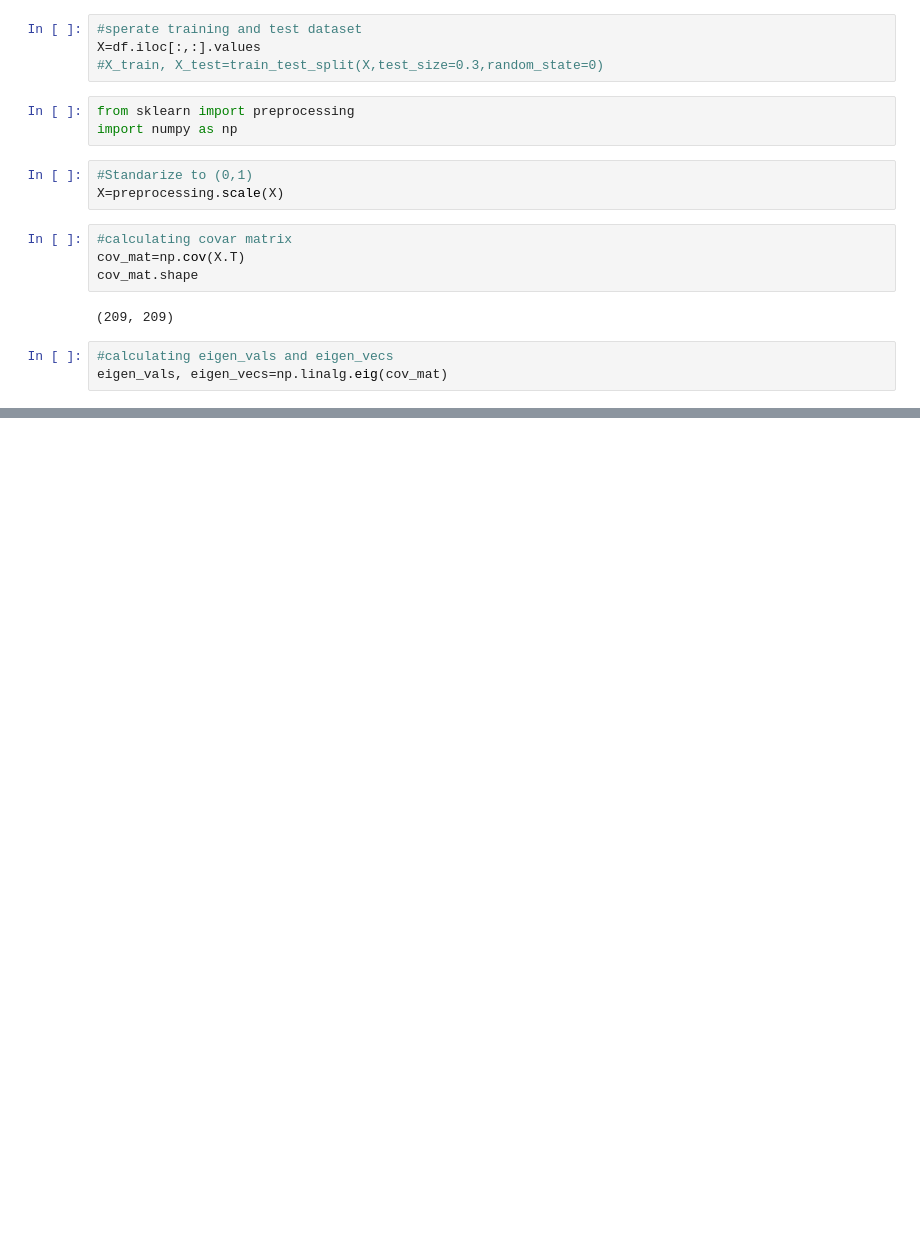
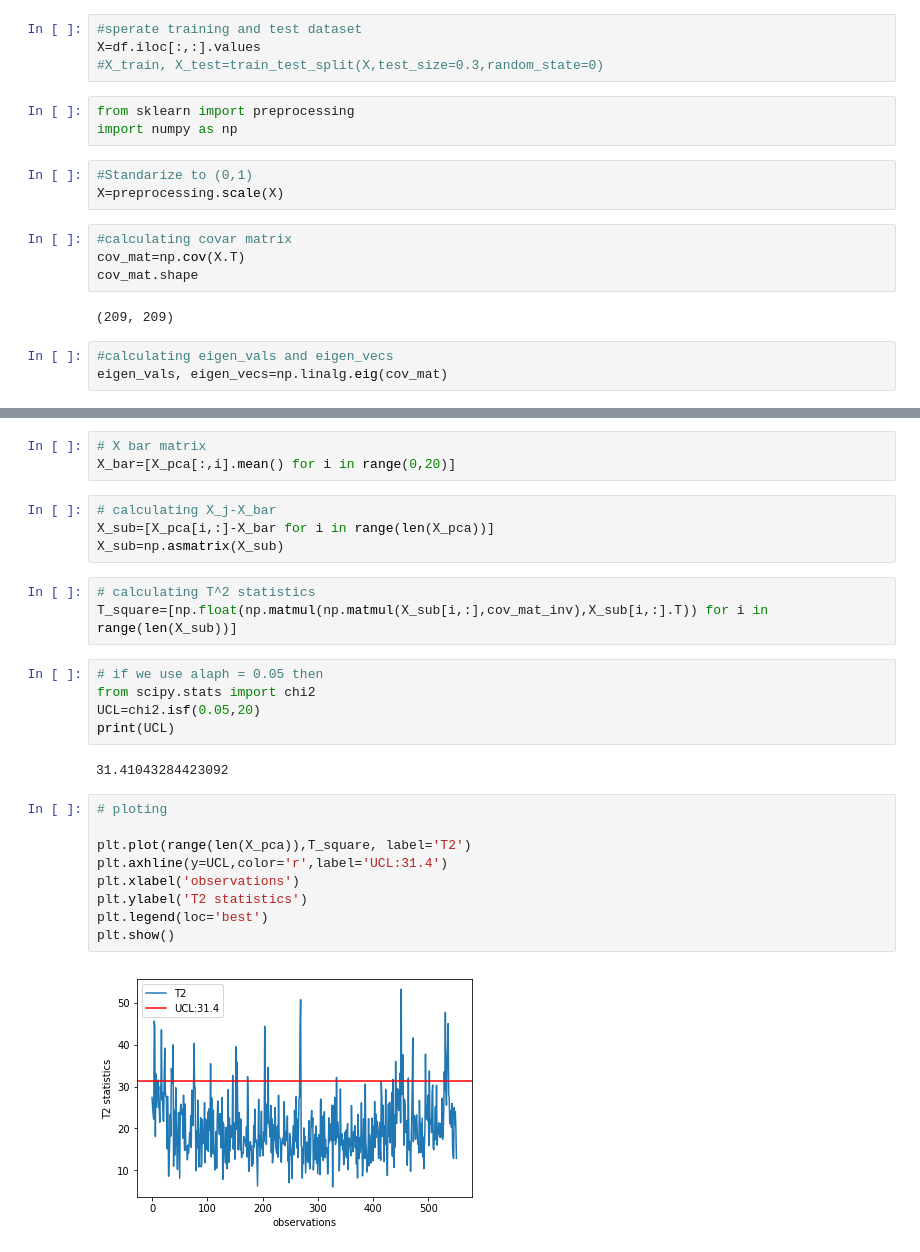
Before and after one commit to scleeza/PCA-and-HotellingT, a Jupyter notebook: 614project.ipynb, the cells around one changed output, grey strips where cells are left out. Saved outputs shown, nothing was run; the diff lists cells and outputs as text; blank space fills up the shorter version.

```diff
--- a/614project.ipynb
+++ b/614project.ipynb
@@ -56,0 +62,28 @@ X_pca.shape
+# %%
+# X bar matrix
+X_bar=[X_pca[:,i].mean() for i in range(0,20)]
+# %%
+# calculating X_j-X_bar
+X_sub=[X_pca[i,:]-X_bar for i in range(len(X_pca))]
+X_sub=np.asmatrix(X_sub)
+# %%
+# calculating T^2 statistics
+T_square=[np.float(np.matmul(np.matmul(X_sub[i,:],cov_mat_inv),X_sub[i,:].T)) for i in range(len(X_sub))]
+# %%
+# if we use alaph = 0.05 then
+from scipy.stats import chi2
+UCL=chi2.isf(0.05,20)
+print(UCL)
+# %% [output]
+31.41043284423092
+# %%
+# ploting
+
+plt.plot(range(len(X_pca)),T_square, label='T2')
+plt.axhline(y=UCL,color='r',label='UCL:31.4')
+plt.xlabel('observations')
+plt.ylabel('T2 statistics')
+plt.legend(loc='best')
+plt.show()
+# %% [output]
+[figure, added]
```
Also changed, not shown: parts of 4 cells of this notebook.
